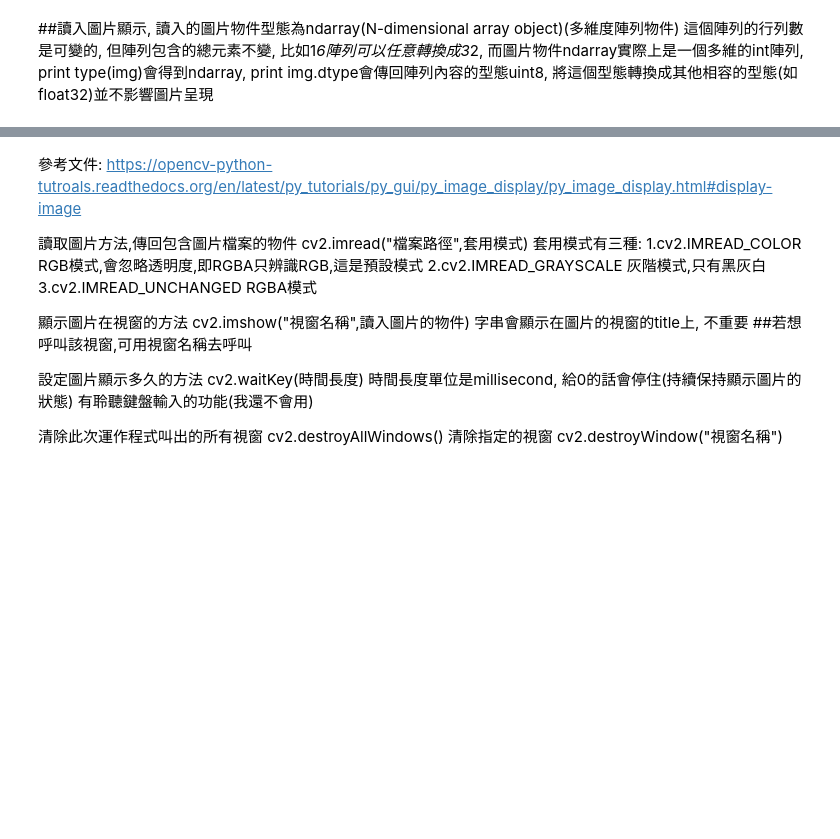
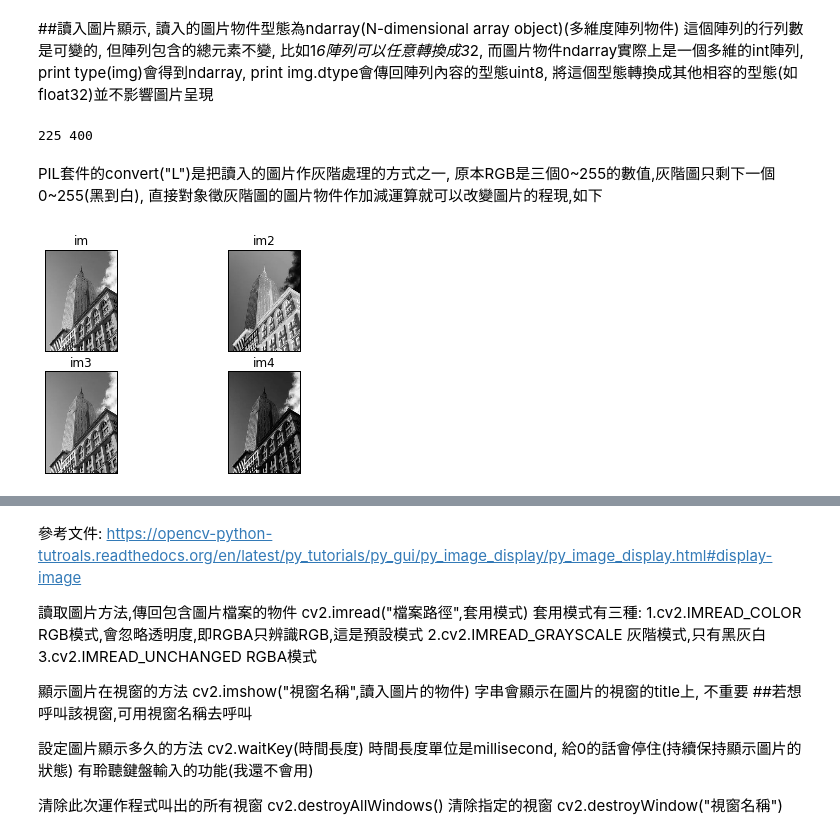
Before and after one commit to drbrhbym/iii, a Jupyter notebook: opencv_test.ipynb, the cells around one changed output, grey strips where cells are left out. Saved outputs shown, nothing was run; the diff lists cells and outputs as text; code cells hidden in the pictures; blank space fills up the shorter version.

```diff
--- a/opencv_test.ipynb
+++ b/opencv_test.ipynb
@@ -12,6 +12,39 @@ print img.dtype會傳回陣列內容的型態uint8,
 import cv2
 import numpy as np
 im = cv2.imread('C:/Users/BIG DATA/Anaconda2/imgs/test3.png')
+h,w=im.shape[:2]
+print h,w
 cv2.imshow('im', im)
 cv2.waitKey(0)
 cv2.destroyAllWindows()
+# %% [output]
+225 400
+# %% [markdown]
+PIL套件的convert("L")是把讀入的圖片作灰階處理的方式之一,
+原本RGB是三個0~255的數值,灰階圖只剩下一個0~255(黑到白),
+直接對象徵灰階圖的圖片物件作加減運算就可以改變圖片的程現,如下
+# %%
+from PIL import Image
+from numpy import *
+import cv2
+from matplotlib import pyplot as plt
+%matplotlib inline
+
+im = array(Image.open("C:/Users/BIG DATA/Anaconda2/imgs/emp.jpg").convert("L"))
+im2 = 255 - im #invert image
+im3 = (100.0/255) * im + 100 #clamp to interval 100...200
+im4 = 255.0 * (im/255.0)**2 #squared
+#print int(im.min()), int(im.max())
+images = [im,im2,im3,im4]
+titles = ["im","im2","im3","im4"]
+
+for i in xrange(4):
+    pil_im = Image.fromarray(images[i])
+    pil_im = Image.fromarray(uint8(images[i]))
+    plt.subplot(2,2,i+1)
+    plt.imshow(images[i],'gray')
+    plt.title(titles[i]) #每張圖加上標題,注意matplotlib不支援中文,會當掉
+    plt.xticks([]),plt.yticks([]) #隱藏XY軸
+plt.show()
+# %% [output]
+[figure, added]
```
Also changed, not shown: parts of 12 cells of this notebook.
